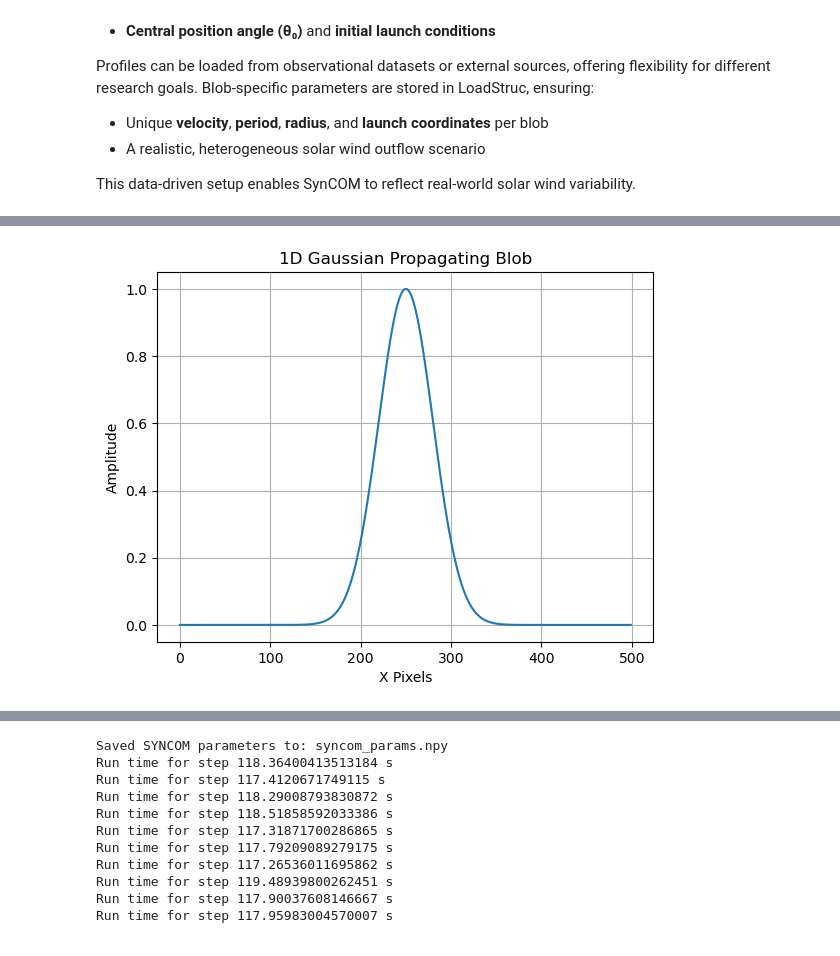
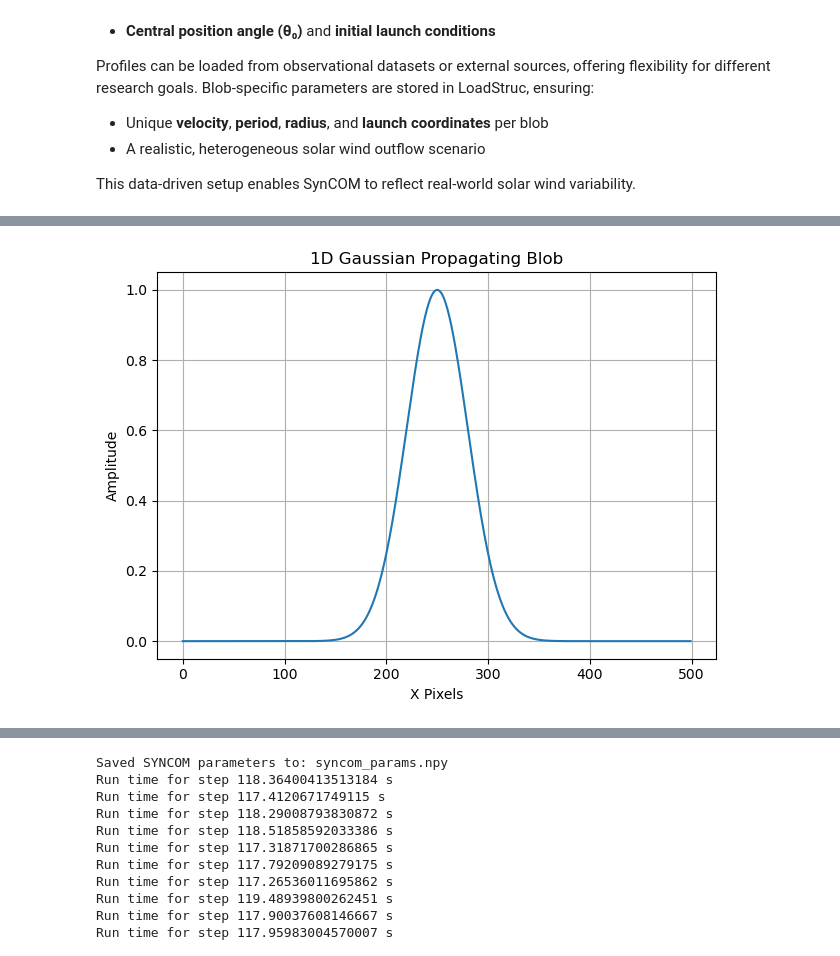
Before and after one commit to valmirmoraes/SynCOM-python, a Jupyter notebook: SynCOM_python_functions.ipynb, the cells around one changed output, grey strips where cells are left out. Cells and saved outputs as stored; diff of their text form; code cells hidden in the pictures.

```diff
--- a/SynCOM_python_functions.ipynb
+++ b/SynCOM_python_functions.ipynb
@@ -363,20 +395,21 @@ plt.show()
 # %%
 # Parameters for 1D Gaussian blob
-npixel_1d = [500]
-avr_1d = [250]
-st_dev_1d = [30]
+npixel_1d = [500]            # Number of pixels along the x-axis
+center_1d = [250]            # Center of the Gaussian
+st_dev_1d = [30]             # Standard deviation
 
-# Generate the Gaussian wave
-blob_1d = gaussian_wave(npixel_1d, avr_1d, st_dev_1d)
+# Generate the 1D Gaussian profile
+blob_1d = gaussian_wave(npixel_1d, center_1d, st_dev_1d)
 
-# Plot
+# Plot the result
 plt.figure()
 plt.plot(blob_1d)
 plt.title('1D Gaussian Propagating Blob')
 plt.xlabel('X Pixels')
 plt.ylabel('Amplitude')
 plt.grid(True)
+plt.tight_layout()
 plt.show()
 # %% [output]
-[figure, old version]
+[figure, new version]
 # %% [markdown]
```
Also changed, not shown: parts of 12 cells of this notebook.
